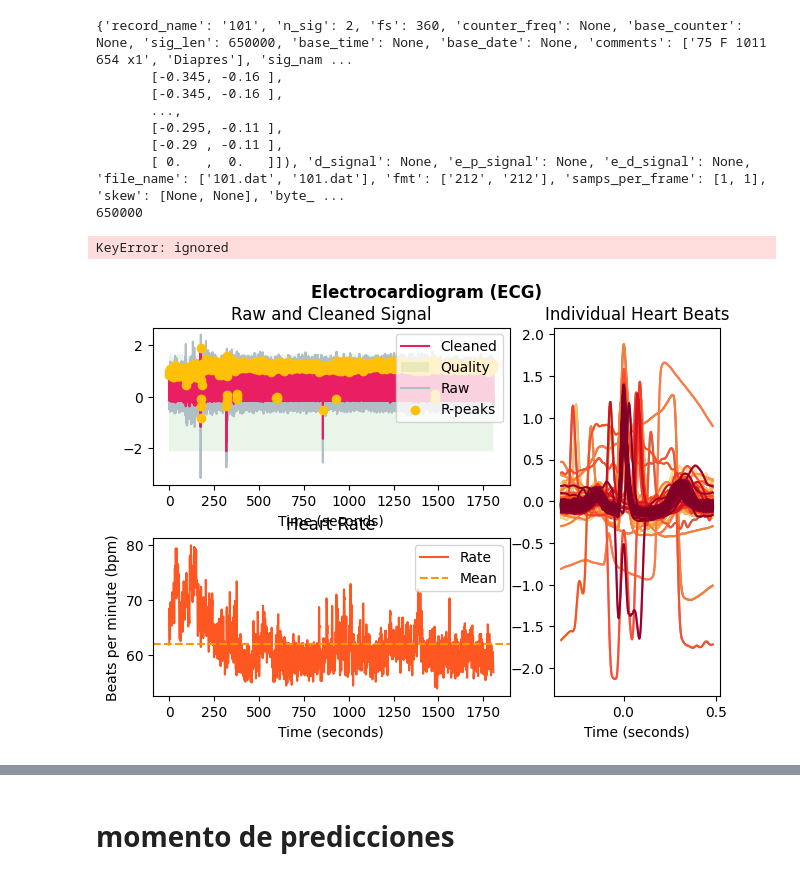
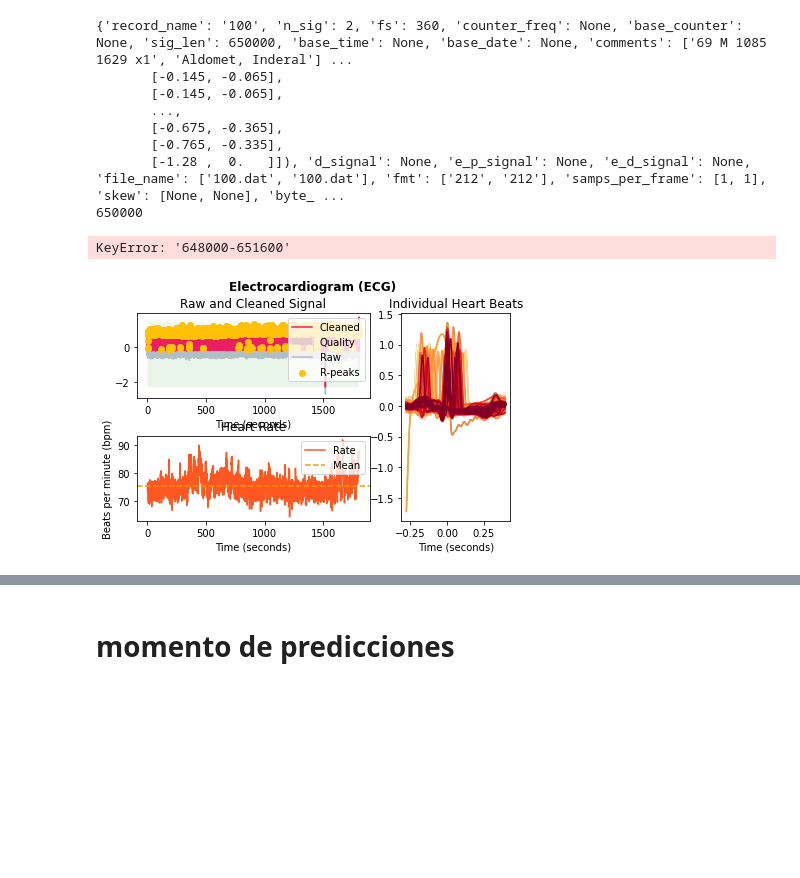
Before and after one commit to ReggieScript/ECG_arrythmia_detection, a Jupyter notebook: jupyter playground/revision_de_eeg.ipynb, the cells around one changed output, grey strips where cells are left out. Cells and saved outputs as stored; diff of their text form; code cells hidden in the pictures; blank space fills up the shorter version.

```diff
--- a/jupyter playground/revision_de_eeg.ipynb
+++ b/jupyter playground/revision_de_eeg.ipynb
@@ -18,7 +16,7 @@ data = {
 
 }
 
-baseline_data = "/content/drive/Shareddrives/Proyecto Final/Progra/databases/MIT Arrythmia/107"
+baseline_data = r"G:\Shared drives\Proyecto Final\Progra\databases\MIT Arrythmia\100"
 
 fs = 360
 time = 10  #se utilizara desde el segundo 10 para eviar el ruido inicial de los primeros readings
@@ -31,42 +29,42 @@ print(full_record_data)
 n_samples = full_record_data['sig_len']
 print(n_samples)
 try:
-  record = wfdb.rdrecord(baseline_data, sampfrom=sample_from, sampto=sample_to)
+  ecg, info = nk.ecg_process(full_record.to_dataframe()['MLII'], sampling_rate = fs)
 except:
   ecg, info = nk.ecg_process(full_record.to_dataframe()['V2'], sampling_rate = fs)
 
 nk.ecg_plot(ecg, sampling_rate=fs)
 
 
 x= True
 while x == True:
   try:
     sample_from = time * fs
     sample_to = (time+10)*fs # 10s de sampleo
     data[f"{sample_from}-{sample_to}"] = {}
     data[f"{sample_from}-{sample_to}"][f"raw_data"] = record = wfdb.rdrecord(baseline_data, sampfrom = sample_from, sampto = sample_to)
   except:
     data.pop(f"{sample_from}-{sample_to}")
   try:
     data[f"{sample_from}-{sample_to}"]["ecg_signals"], data[f"{sample_from}-{sample_to}"]["info"] = nk.ecg_process(data[f"{sample_from}-{sample_to}"]["raw_data"].to_dataframe()["MLII"], sampling_rate=fs)
   except:
     data[f"{sample_from}-{sample_to}"]["ecg_signals"], data[f"{sample_from}-{sample_to}"]["info"] = nk.ecg_process(data[f"{sample_from}-{sample_to}"]["raw_data"].to_dataframe()["V2"], sampling_rate=fs)
   time+=10
   if (time+10)*fs > n_samples*fs:
     print("hey!")
     x = False
 
 data
 # %% [output]
-{'record_name': '101', 'n_sig': 2, 'fs': 360, 'counter_freq': None, 'base_counter': None, 'sig_len': 650000, 'base_time': None, 'base_date': None, 'comments': ['75 F 1011 654 x1', 'Diapres'], 'sig_nam ...
-       [-0.345, -0.16 ],
-       [-0.345, -0.16 ],
+{'record_name': '100', 'n_sig': 2, 'fs': 360, 'counter_freq': None, 'base_counter': None, 'sig_len': 650000, 'base_time': None, 'base_date': None, 'comments': ['69 M 1085 1629 x1', 'Aldomet, Inderal'] ...
+       [-0.145, -0.065],
+       [-0.145, -0.065],
        ...,
-       [-0.295, -0.11 ],
-       [-0.29 , -0.11 ],
-       [ 0.   ,  0.   ]]), 'd_signal': None, 'e_p_signal': None, 'e_d_signal': None, 'file_name': ['101.dat', '101.dat'], 'fmt': ['212', '212'], 'samps_per_frame': [1, 1], 'skew': [None, None], 'byte_ ...
+       [-0.675, -0.365],
+       [-0.765, -0.335],
+       [-1.28 ,  0.   ]]), 'd_signal': None, 'e_p_signal': None, 'e_d_signal': None, 'file_name': ['100.dat', '100.dat'], 'fmt': ['212', '212'], 'samps_per_frame': [1, 1], 'skew': [None, None], 'byte_ ...
 650000
-KeyError: ignored
+KeyError: '648000-651600'
-[figure, old version]
+[figure, new version]
 # %%
 ecg["ECG_Raw"].plot()
```
Also changed, not shown: parts of 17 cells of this notebook, 4 other files.
